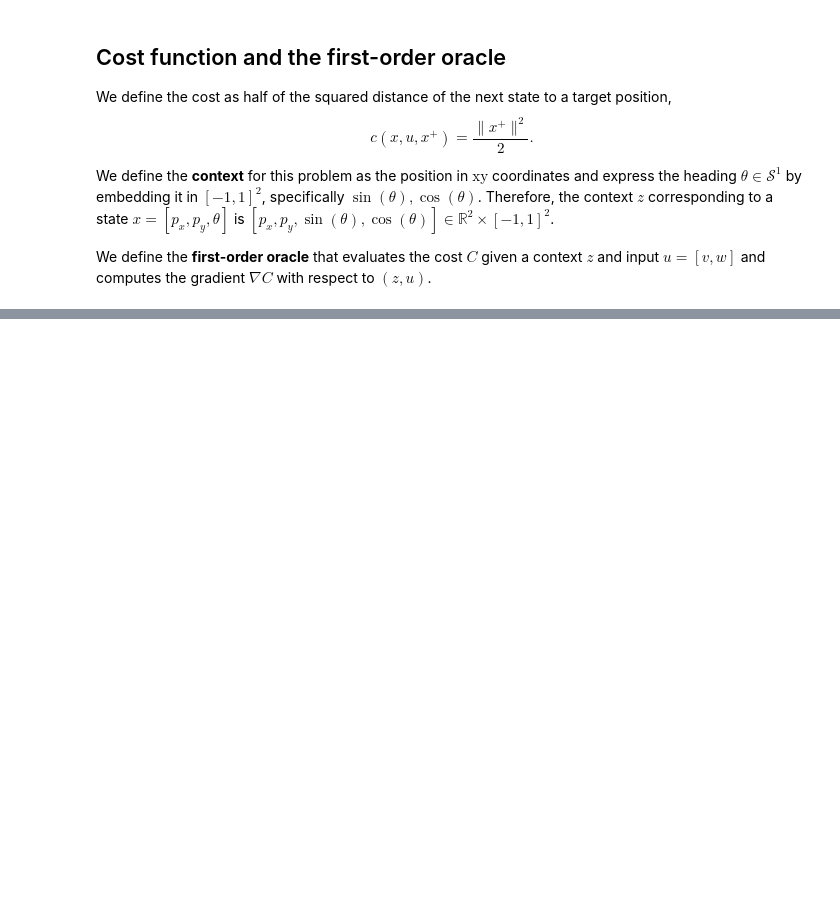
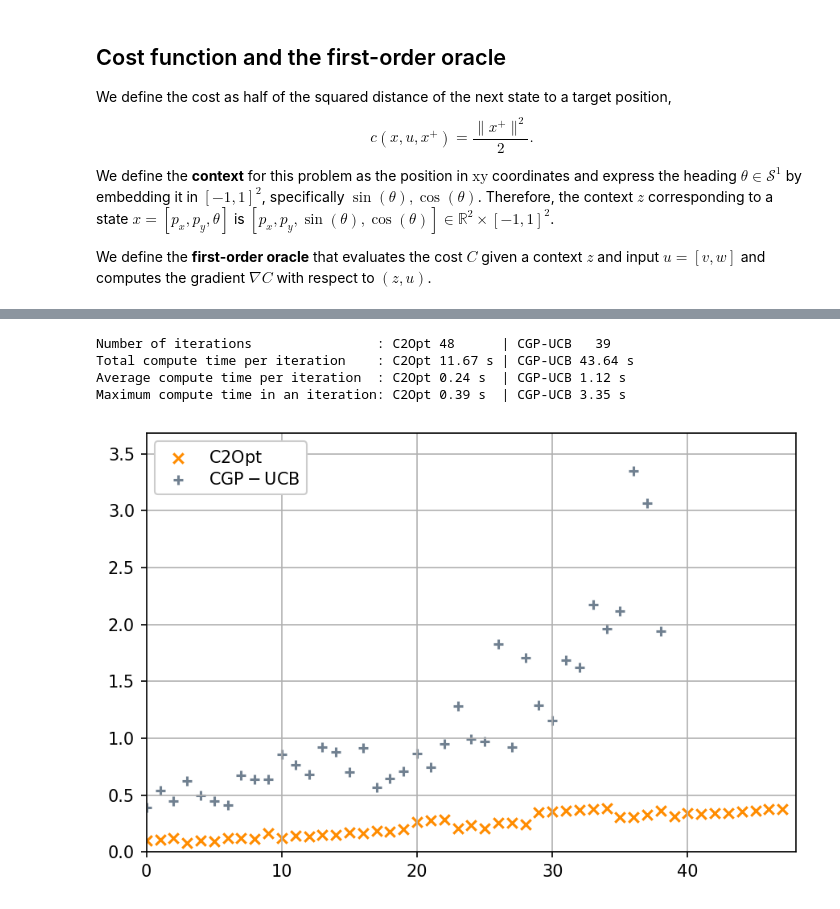
Before and after one commit to abyvinod/ACC2020_C2Opt, a Jupyter notebook: C2Opt.ipynb, the cells around one changed output, grey strips where cells are left out. Saved outputs shown, nothing was run; the diff lists cells and outputs as text; code cells hidden in the pictures; blank space fills up the shorter version.

```diff
--- a/C2Opt.ipynb
+++ b/C2Opt.ipynb
@@ -386,0 +475,34 @@ z_query = [[ 0.5   0.14  0.3   0.95 -3.41 -0.98]] | Optimistic cost = -0.5188 |
+# %%
+t_smddc = [t['query_time'] for t in res_smddc]
+t_gpddc = [t['query_time'] for t in res_gpddc]
+print('Number of iterations                : C2Opt {:2d}      | CGP-UCB {:4d} '.format(
+    len(t_smddc), len(t_gpddc)))
+print('Total compute time per iteration    : C2Opt {:2.2f} s | CGP-UCB {:2.2f} s'.format(
+    np.sum(t_smddc), np.sum(t_gpddc)))
+print('Average compute time per iteration  : C2Opt {:2.2f} s  | CGP-UCB {:1.2f} s'.format(
+    np.mean(t_smddc), np.mean(t_gpddc)))
+print('Maximum compute time in an iteration: C2Opt {:2.2f} s  | CGP-UCB {:1.2f} s'.format(
+    np.max(t_smddc), np.max(t_gpddc)))
+# %% [output]
+Number of iterations                : C2Opt 48      | CGP-UCB   39
+Total compute time per iteration    : C2Opt 11.67 s | CGP-UCB 43.64 s
+Average compute time per iteration  : C2Opt 0.24 s  | CGP-UCB 1.12 s
+Maximum compute time in an iteration: C2Opt 0.39 s  | CGP-UCB 3.35 s
+# %%
+fig = plt.figure(dpi=fig_dpi)
+ax = fig.gca()
+compute_time_x_max = np.max([len(res_smddc), len(res_gpddc)])
+compute_time_y_max = np.max(np.hstack((t_smddc, t_gpddc))) * 1.1
+ax.scatter(range(len(res_smddc)), t_smddc, color=smddc.marker_color, marker=smddc.marker_type,
+           label=smddc.marker_label)
+ax.scatter(range(len(res_gpddc)), t_gpddc, color=gpddc.marker_color, marker=gpddc.marker_type,
+           label=gpddc.marker_label)
+ax.legend(loc='upper left', ncol=1, prop={'size': 1 * fig_fontsize}, labelspacing=0.25, framealpha=1)
+# ax.set_yscale('log')
+plt.xlim([0, compute_time_x_max])
+plt.ylim([0, compute_time_y_max])
+plt.tight_layout()
+plt.grid()
+plt.show()
+# %% [output]
+[figure, added]
```
Also changed, not shown: parts of 22 cells of this notebook, 6 other files.
